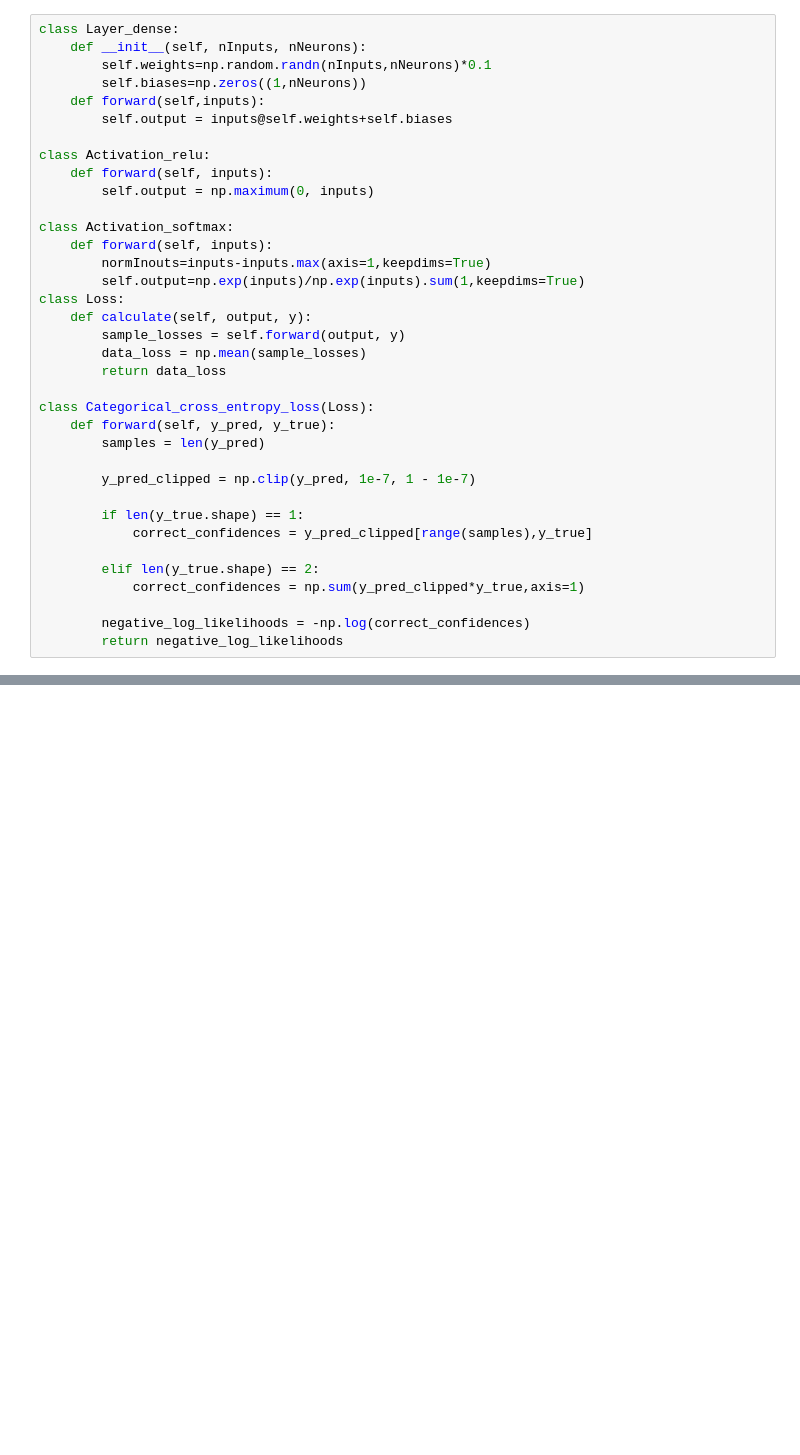
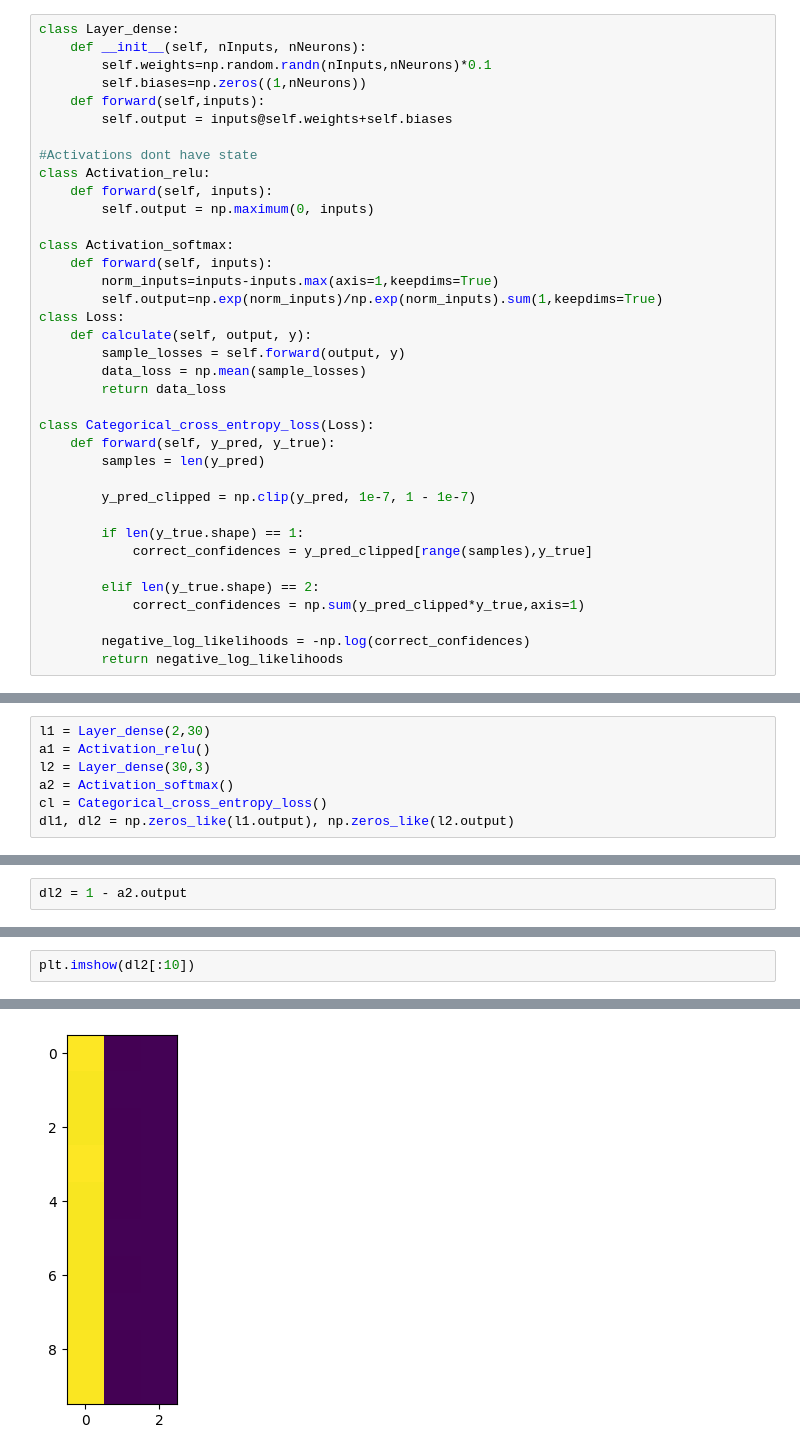
Before and after one commit to VrindavanSanap/nnfs, a Jupyter notebook: chap6/optimization.ipynb, the cells around one changed output, grey strips where cells are left out. Drawn from its saved outputs; the diff is of its cells as text; blank space fills up the shorter version.

```diff
--- a/chap6/optimization.ipynb
+++ b/chap6/optimization.ipynb
@@ -18,14 +19,15 @@ class Layer_dense:
     def forward(self,inputs):
         self.output = inputs@self.weights+self.biases
 
+#Activations dont have state
 class Activation_relu:
     def forward(self, inputs):
         self.output = np.maximum(0, inputs)
 
 class Activation_softmax:
     def forward(self, inputs):
-        normInouts=inputs-inputs.max(axis=1,keepdims=True)
-        self.output=np.exp(inputs)/np.exp(inputs).sum(1,keepdims=True)
+        norm_inputs=inputs-inputs.max(axis=1,keepdims=True)
+        self.output=np.exp(norm_inputs)/np.exp(norm_inputs).sum(1,keepdims=True)
 class Loss:
     def calculate(self, output, y):
         sample_losses = self.forward(output, y)
@@ -142,0 +55,7 @@ New set of weights found, iteration: 24598 loss: 1.0947444 acc: 0.33333333333333
+# %%
+l1 = Layer_dense(2,30)
+a1 = Activation_relu()
+l2 = Layer_dense(30,3)
+a2 = Activation_softmax()
+cl = Categorical_cross_entropy_loss()
+dl1, dl2 = np.zeros_like(l1.output), np.zeros_like(l2.output)
@@ -142,0 +99,2 @@ New set of weights found, iteration: 24598 loss: 1.0947444 acc: 0.33333333333333
+# %%
+dl2 = 1 - a2.output
@@ -142,0 +103,3 @@ New set of weights found, iteration: 24598 loss: 1.0947444 acc: 0.33333333333333
+# %%
+plt.imshow(dl2[:10])
+# %% [output]
@@ -142,0 +107 @@ New set of weights found, iteration: 24598 loss: 1.0947444 acc: 0.33333333333333
+[figure, added]
```
Also changed, not shown: parts of 16 cells of this notebook.
